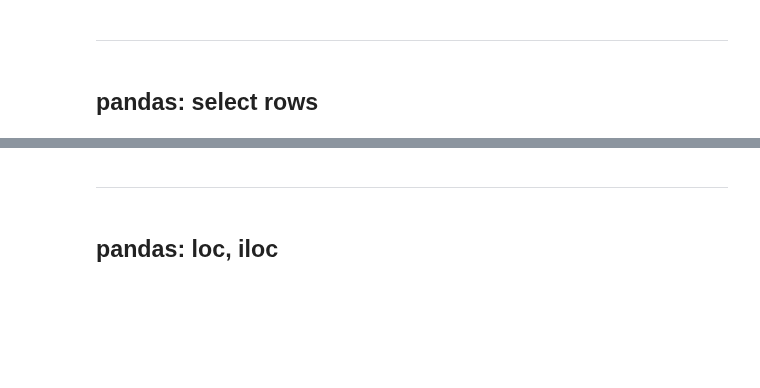
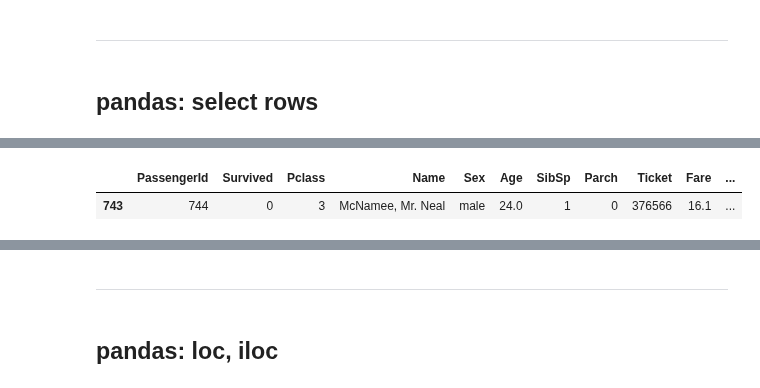
Before and after one commit to user357x/sfml, a Jupyter notebook: hw_00/00_titanic.ipynb, the cells around one changed output, grey strips where cells are left out. Saved outputs shown, nothing was run; the diff lists cells and outputs as text; code cells hidden in the pictures; blank space fills up the shorter version.

```diff
--- a/hw_00/00_titanic.ipynb
+++ b/hw_00/00_titanic.ipynb
@@ -184,7 +312,12 @@ train[train['Embarked'].isin(['Q', 'C'])].head()
 # %%
 ## выбрать только те строки, где имя содержит Name
 
 # ваш код :-)
+
+train[train['Name'].map(lambda name: 'Name' in name)]
+# %% [output]
+|  | PassengerId | Survived | Pclass | Name | Sex | Age | SibSp | Parch | Ticket | Fare | ... |
+| 743 | 744 | 0 | 3 | McNamee, Mr. Neal | male | 24.0 | 1 | 0 | 376566 | 16.1 | ... |
 # %%
 train[
     train['Embarked'].isin(['Q', 'C']) & (train['Age'] > 40)
```
Also changed, not shown: parts of 21 cells of this notebook, 4 other files.
